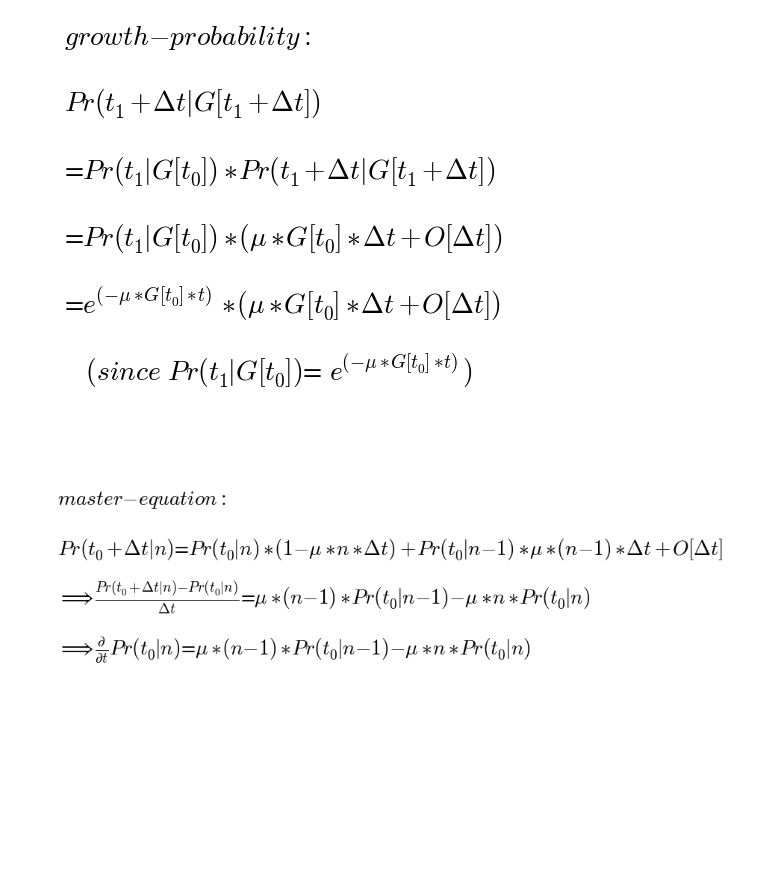
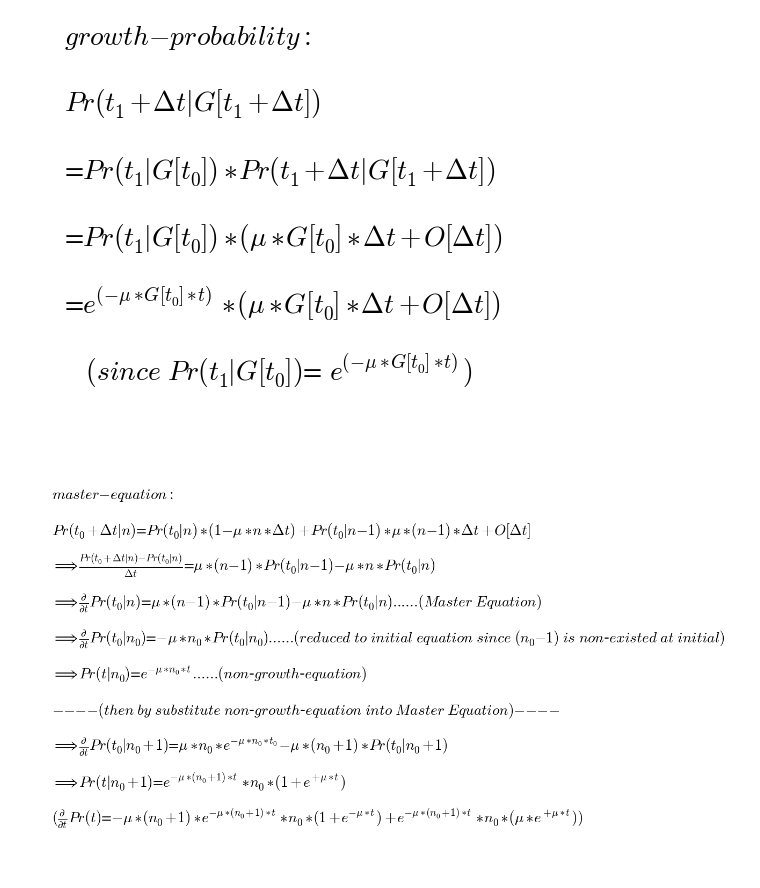
Before and after one commit to alvason/stochastic-evolution, a Jupyter notebook: code/stochastic_natural_growth.ipynb, the cells around one changed output. Cells and saved outputs as stored; diff of their text form; code cells hidden in the pictures; blank space fills up the shorter version.

Commit message:
Maste equation

```diff
--- a/code/stochastic_natural_growth.ipynb
+++ b/code/stochastic_natural_growth.ipynb
@@ -81,28 +81,39 @@ plt.show()
 # %%
 # master equation
 figure_name = '-master-equation'
 file_suffix = '.png'
 save_figure = os.path.join(dir_path, file_name + figure_name + file_suffix)
 text_list = [r'$ master-equation: $'
              , r'$ Pr(t_{0} + \Delta{t} | n) \
                      \equal Pr(t_{0} | n) * (1 - \mu*n*\Delta{t}) + Pr(t_{0} | n-1)*\mu*(n-1)*\Delta{t} + O[\Delta{t}] $'
              , r'$ \Longrightarrow \frac{Pr(t_{0} + \Delta{t} | n) - Pr(t_{0} | n)}{\Delta{t}} \
                      \equal \mu*(n-1)*Pr(t_{0} | n-1) - \mu*n*Pr(t_{0} | n) $'
              , r'$ \Longrightarrow \frac{\partial{}}{\partial{t}}Pr(t_{0} | n) \
-                     \equal \mu*(n-1)*Pr(t_{0} | n-1) - \mu*n*Pr(t_{0} | n) $'
+                     \equal \mu*(n-1)*Pr(t_{0} | n-1) - \mu*n*Pr(t_{0} | n) ......(Master \ Equation) $'
+             , r'$ \Longrightarrow \frac{\partial{}}{\partial{t}}Pr(t_{0} | n_{0}) \
+                     \equal - \mu*n_{0}*Pr(t_{0} | n_{0}) ......(reduced \ to \ initial \ equation \
+                     \ since \ (n_{0}-1) \ is \ non$-$existed \ at \ initial) $'
+             , r'$ \Longrightarrow Pr(t | n_{0}) \equal e^{-\mu*n_{0}*t} ......(non$-$growth$-$equation) $'
+             , r'$ ----(then \ by \ substitute \ non$-$growth$-$equation \ into \ Master \ Equation)---- $'
+             , r'$ \Longrightarrow \frac{\partial{}}{\partial{t}}Pr(t_{0} | n_{0} + 1) \
+                     \equal \mu*n_{0}*e^{-\mu*n_{0}*t_{0}} - \mu*(n_{0}+1)*Pr(t_{0} | n_{0} + 1) $'
+             , r'$ \Longrightarrow Pr(t | n_{0} + 1) \
+                     \equal e^{-\mu*(n_{0}+1)*t}*n_{0}*(1 + e^{+\mu*t}) $'
+             , r'$ (\frac{\partial{}}{\partial{t}}Pr(t) \
+                     \equal -\mu*(n_{0}+1)*e^{-\mu*(n_{0}+1)*t}*n_{0}*(1 + e^{-\mu*t}) + e^{-\mu*(n_{0}+1)*t}*n_{0}*(\mu* e^{+\mu*t})) $'
             ]
 total_list = np.size(text_list)
 numberingFig = numberingFig + 1
 plt.figure(numberingFig, figsize=(total_list, total_list*1.2))
 plt.axis('off')
 for i in range(total_list):
     plt.text(0, (total_list - float(i))/total_list
              , text_list[i].replace('\\\n', '')
              , fontsize = 1.2*AlvaFontSize)
 plt.savefig(save_figure, dpi = 100)
 plt.show()
 # %% [output]
-[figure, old version]
+[figure, new version]
 # %%
 ''' define simple stochastic natural growth function '''
 def stochasticNaturalGrowth(total_step, minT, maxT, initial_G, inRate, noRate):
```
Also changed, not shown: parts of 1 cell of this notebook, 3 other files.
